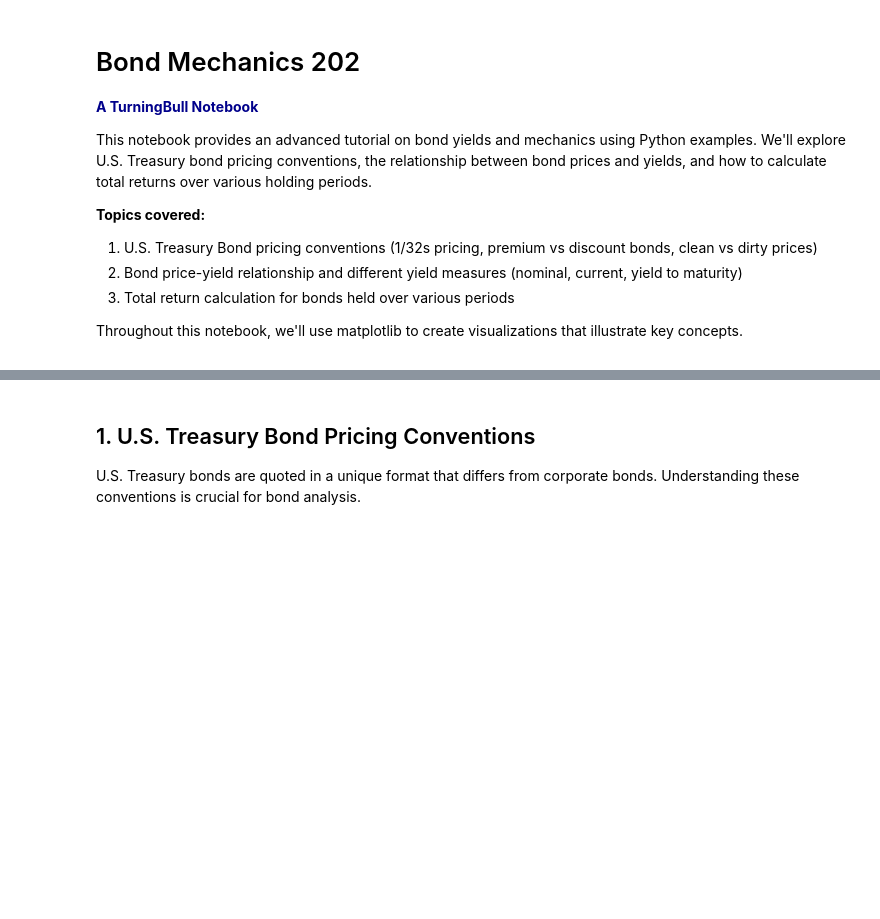
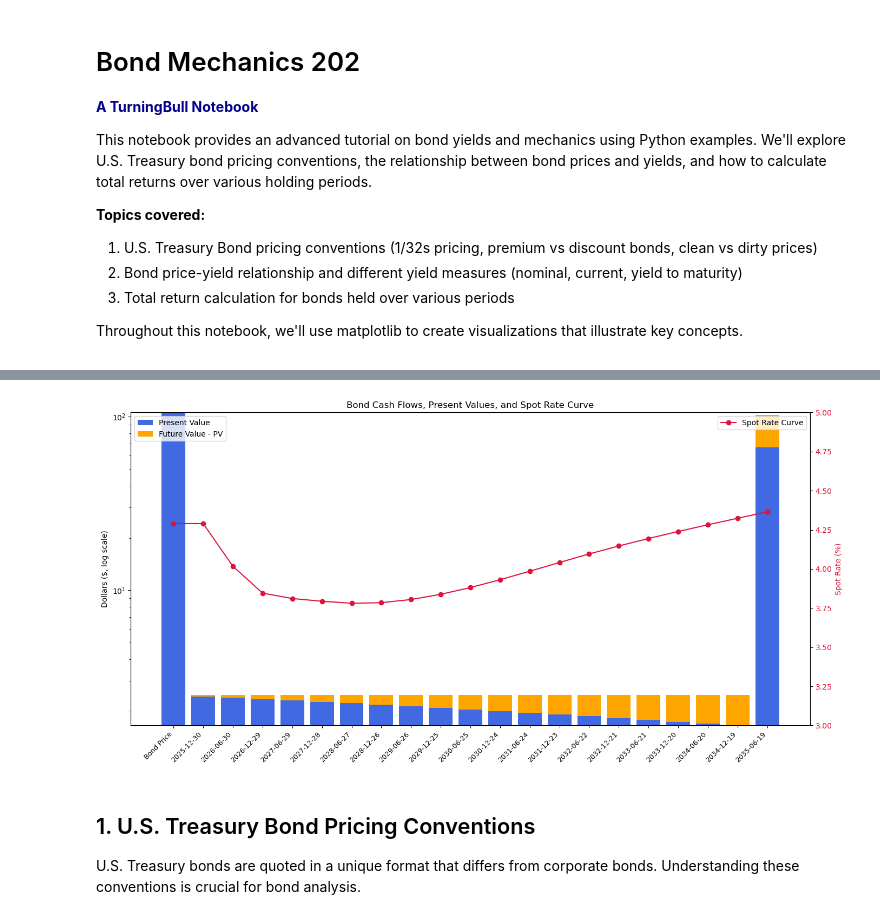
Before and after one commit to rtrimble13/tb-notebooks, a Jupyter notebook: src/202506_bonds_202.ipynb, the cells around one changed output, grey strips where cells are left out. Saved outputs shown, nothing was run; the diff lists cells and outputs as text; code cells hidden in the pictures; blank space fills up the shorter version.

```diff
--- a/src/202506_bonds_202.ipynb
+++ b/src/202506_bonds_202.ipynb
@@ -13,3 +71,53 @@ Throughout this notebook, we'll use matplotlib to create visualizations that ill
+# %%
+import matplotlib.pyplot as plt
+from datetime import datetime, timedelta
+import numpy as np
+
+# --- Chart: Stacked bar of cash flows and PVs ---
+# Assume settlement date is today for illustration
+settlement_date = datetime.today()
+dates = [settlement_date + timedelta(days=182*t) for t in range(1, periods+1)]
+date_labels = [d.strftime('%Y-%m-%d') for d in dates]
+
+# Calculate PVs and differences for each cash flow
+pv_list = []
+diff_list = []
+for t, cf in enumerate(cash_flows, 1):
+    spot = spot_rates[t - 1]
+    pv = present_value(cf, spot, t)
+    pv_list.append(pv)
+    diff_list.append(cf - pv)
+
+# Insert left-most bar: total PV (bond price)
+bar_labels = ['Bond Price'] + date_labels
+pv_bars = [sum(pv_list)] + pv_list
+diff_bars = [0] + diff_list  # No diff for total PV
+
+fig, ax1 = plt.subplots(figsize=(14, 7))
+x = range(len(bar_labels))
+bars1 = ax1.bar(x, pv_bars, label='Present Value', color='royalblue')
+bars2 = ax1.bar(x, diff_bars, bottom=pv_bars, label='Future Value - PV', color='orange')
+
+ax1.set_xticks(x)
+ax1.set_xticklabels(bar_labels, rotation=45, ha='right', fontsize=9)
+ax1.set_yscale('log')
+ax1.set_ylabel('Dollars ($, log scale)')
+ax1.set_title('Bond Cash Flows, Present Values, and Spot Rate Curve')
+ax1.legend(loc='upper left')
+
+# Add spot rate curve on secondary y-axis, aligned with bars
+ax2 = ax1.twinx()
+spot_curve = [spot_rates[0]*100] + [spot_rates[i-1]*100 for i in range(1, len(bar_labels))]
+ax2.plot(x, spot_curve, color='crimson', marker='o', label='Spot Rate Curve')
+ax2.set_ylabel('Spot Rate (%)', color='crimson')
+ax2.tick_params(axis='y', labelcolor='crimson')
+ax2.set_ylim(3, 5)
+ax2.legend(loc='upper right')
+
+plt.tight_layout()
+plt.show()
+# %% [output]
+[figure, added]
 # %%
 ## Import necessary libraries
 import numpy as np
```
Also changed, not shown: parts of 8 cells of this notebook.
